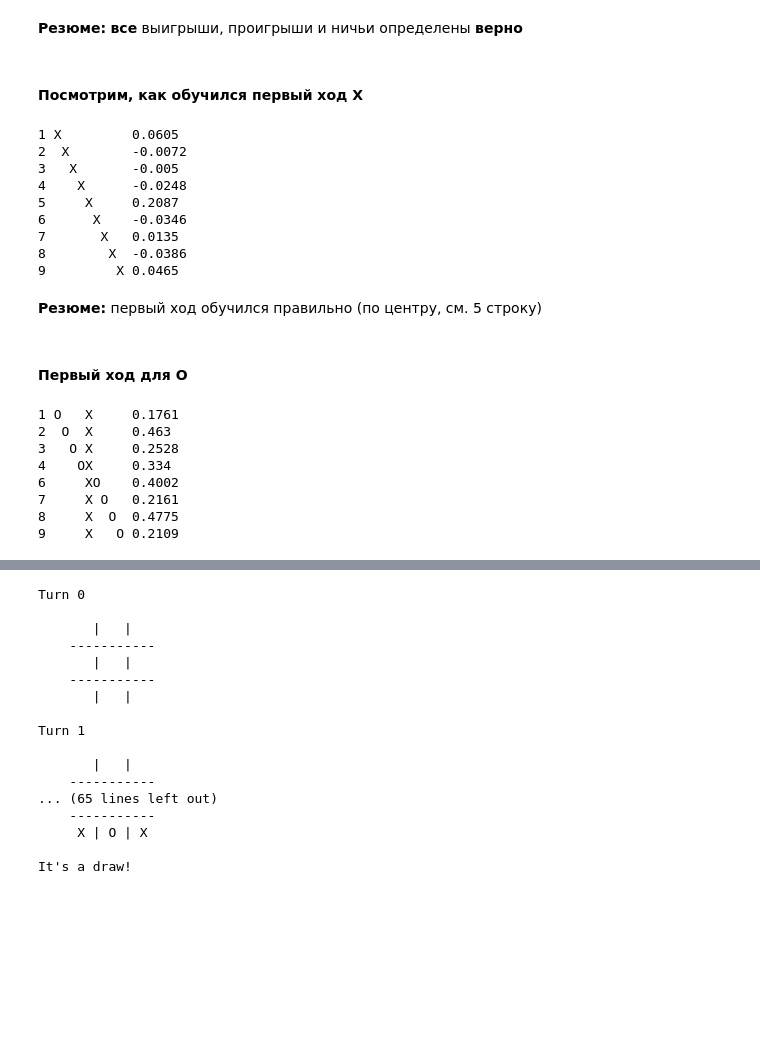
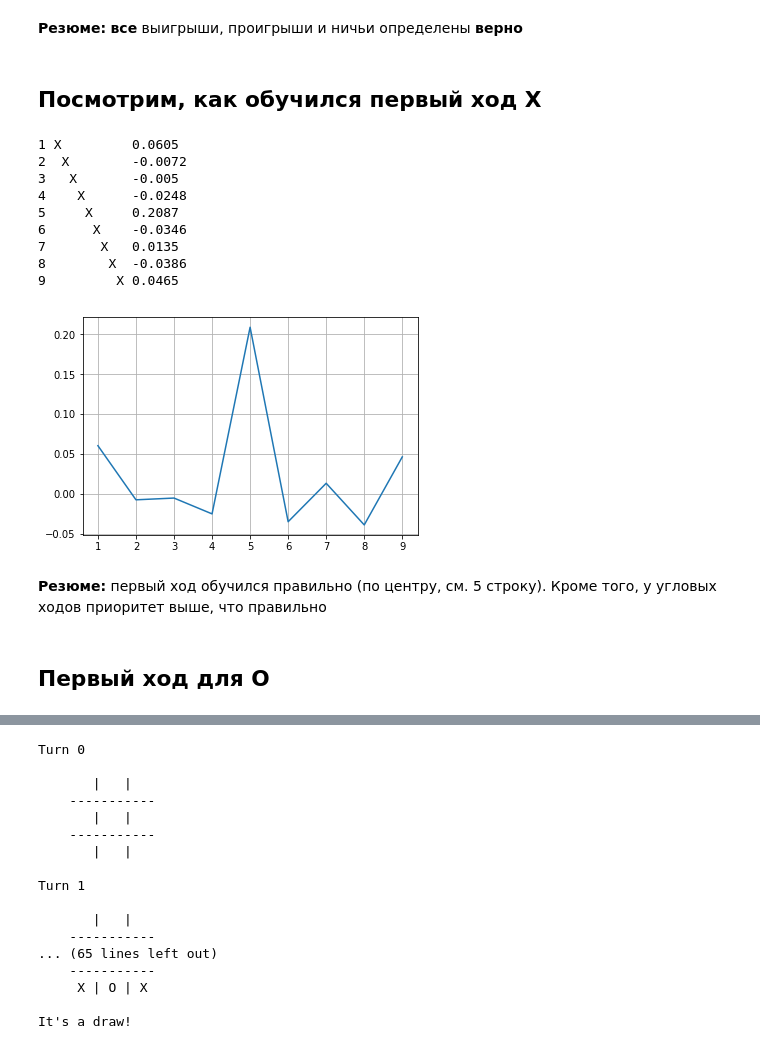
Before and after one commit to shereshevskiy/otus_deep_learning_dle-2020-04, a Jupyter notebook: 16_rl_practice_tic-tac-toe/hw16_tictactoe_V-func_v4_vdelta.ipynb, the cells around one changed output, grey strips where cells are left out. Saved outputs shown, nothing was run; the diff lists cells and outputs as text; code cells hidden in the pictures; blank space fills up the shorter version.

```diff
--- a/16_rl_practice_tic-tac-toe/hw16_tictactoe_V-func_v4_vdelta.ipynb
+++ b/16_rl_practice_tic-tac-toe/hw16_tictactoe_V-func_v4_vdelta.ipynb
@@ -444,42 +471,30 @@ round(agent.state_value('OXOXXOXOX').item(), 4)  # = 0
 # %% [markdown]
 **Резюме:** **все** выигрыши, проигрыши и ничьи определены **верно**
 # %% [markdown]
-#### Посмотрим, как обучился первый ход X
+## Посмотрим, как обучился первый ход X
-# %%
-for i in range(9):
-    state = [' '] * 9
-    state[i] = 'X'
-    state = ''.join(state)
-    print(i + 1, state, round(agent.state_value(state).item(), 4))
-# %% [output]
-1 X         0.0605
-2  X        -0.0072
-3   X       -0.005
-4    X      -0.0248
-5     X     0.2087
-6      X    -0.0346
-7       X   0.0135
-8        X  -0.0386
-9         X 0.0465
+# %%
+move_values = []
+for i in range(9):
+    move = [' '] * 9
+    move[i] = 'X'
+    move = ''.join(move)
+    move_value = round(agent.state_value(move).item(), 4)
+    print(i + 1, move, move_value)
+    move_values.append(move_value)
+plt.plot(range(1, len(move_values)+1), move_values)
+plt.grid()
+# %% [output]
+1 X         0.0605
+2  X        -0.0072
+3   X       -0.005
+4    X      -0.0248
+5     X     0.2087
+6      X    -0.0346
+7       X   0.0135
+8        X  -0.0386
+9         X 0.0465
+[figure, added]
 # %% [markdown]
-**Резюме:** первый ход обучился правильно (по центру, см. 5 строку)
+**Резюме:** первый ход обучился правильно (по центру, см. 5 строку). Кроме того, у угловых ходов приоритет выше, что правильно
 # %% [markdown]
-#### Первый ход для **О**
+## Первый ход для **О**
-# %%
-state = [' '] * 9
-state[4] = 'X'
-for i in range(9):
-    state_ = state.copy()
-    if i + 1 != 5:
-        state_[i] = 'O'
-        state_ = ''.join(state_)
-        print(i + 1, state_, round(agent.state_value(state_).item(), 4))
-# %% [output]
-1 O   X     0.1761
-2  O  X     0.463
-3   O X     0.2528
-4    OX     0.334
-6     XO    0.4002
-7     X O   0.2161
-8     X  O  0.4775
-9     X   O 0.2109
```
Also changed, not shown: parts of 16 cells of this notebook, 7 other files.
